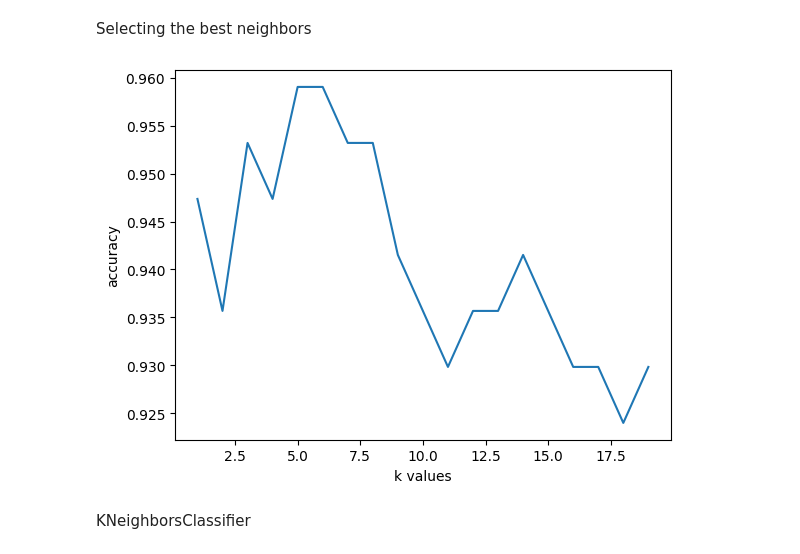
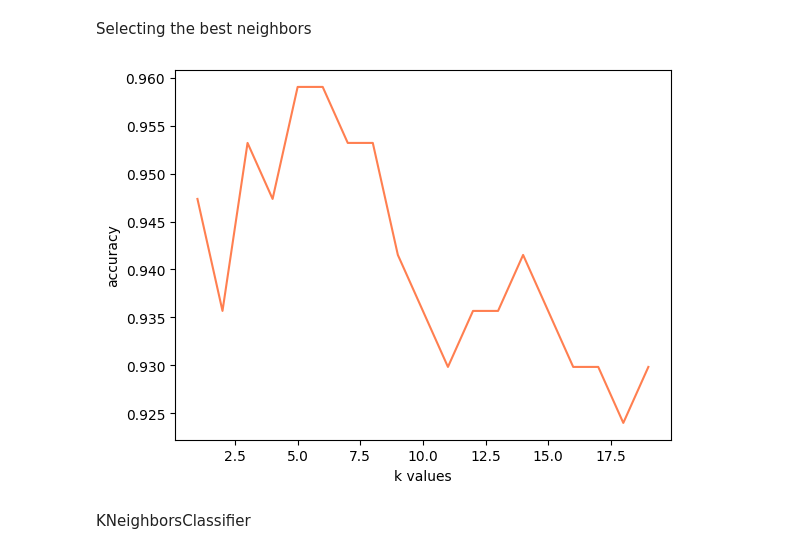
Before and after one commit to farzah14/Diagnosis-Cancer, a Jupyter notebook: knn_classifications.ipynb, the cells around one changed output. Drawn from its saved outputs; the diff is of its cells as text; code cells hidden in the pictures.

```diff
--- a/knn_classifications.ipynb
+++ b/knn_classifications.ipynb
@@ -246,18 +253,18 @@ Selecting the best neighbors
 # %%
 neighbors_score = []
 
 for number in range(1,20):
     knn = KNeighborsClassifier(n_neighbors=number)
     knn.fit(X_train, y_train)
     score_of_neighbors = knn.score(X_test, y_test)
     neighbors_score.append(score_of_neighbors)
 
-plt.plot(range(1,20),neighbors_score)
+plt.plot(range(1,20),neighbors_score, color="coral")
 plt.xlabel("k values")
 plt.ylabel("accuracy")
 plt.show()
 # %% [output]
-[figure, old version]
+[figure, new version]
 # %% [markdown]
 KNeighborsClassifier
 # %%
```
Also changed, not shown: parts of 8 cells of this notebook.
